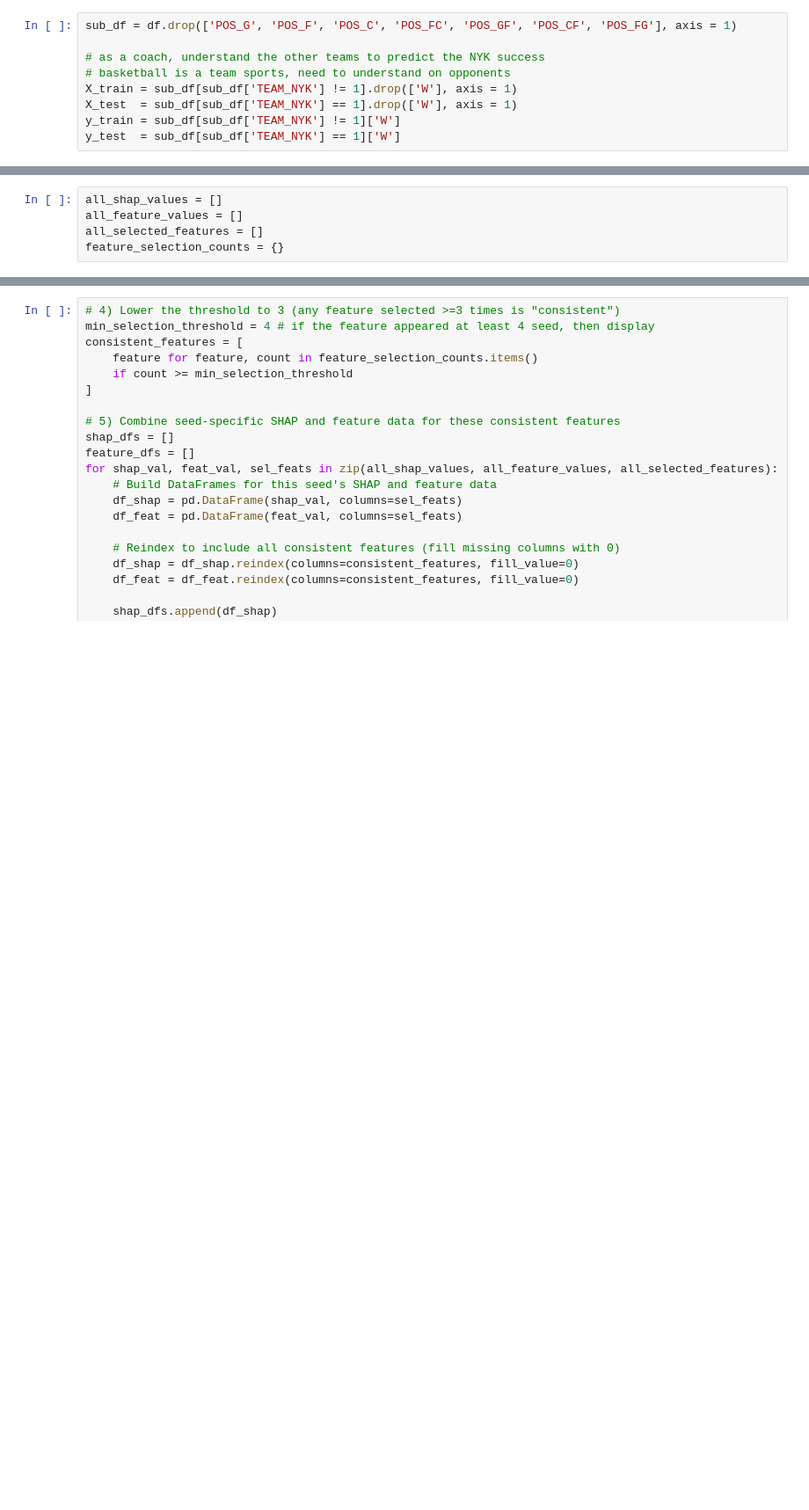
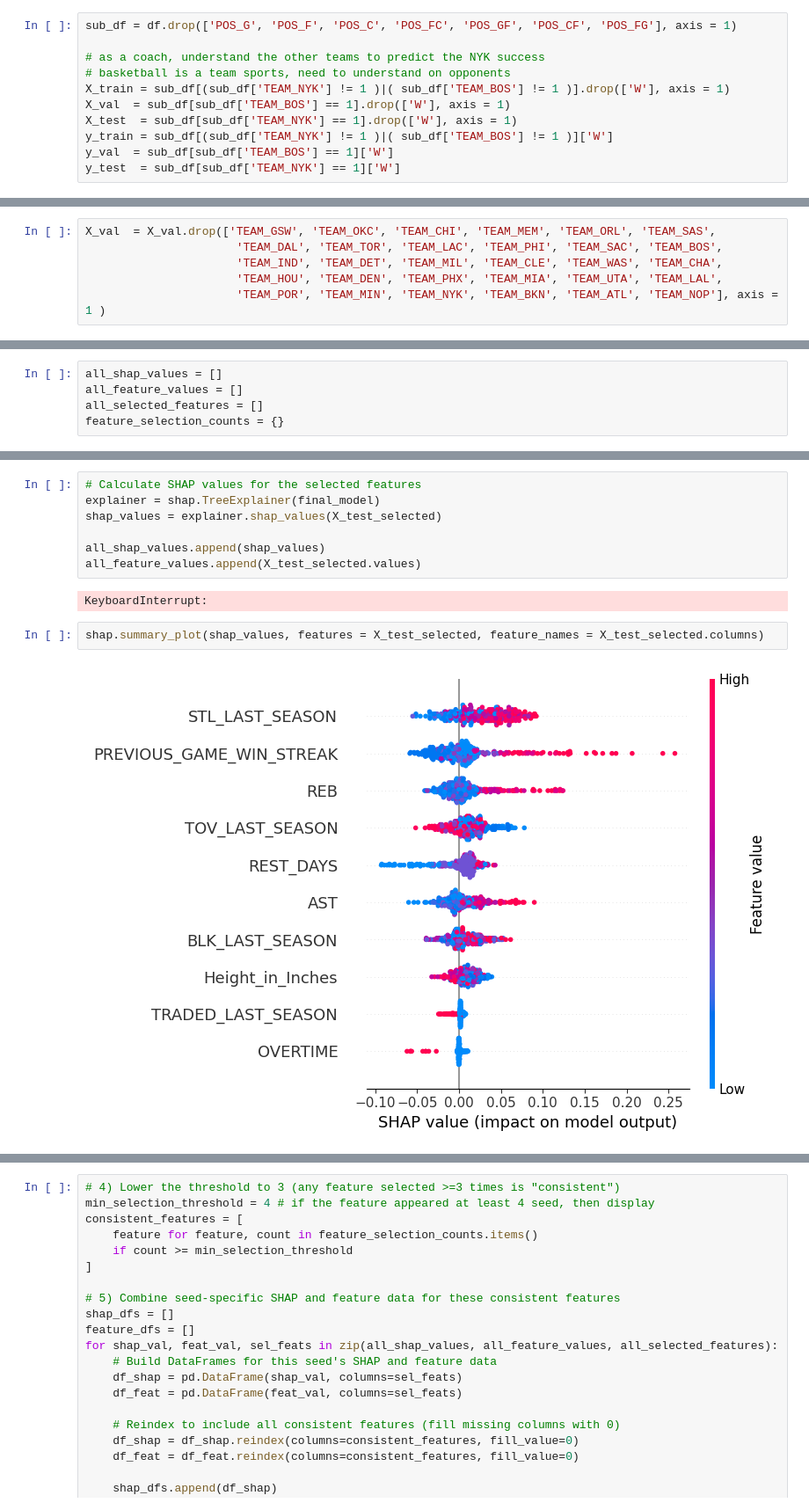
Before and after one commit to jiin-son/nba, a Jupyter notebook: NBA_Machine_Learning_(xgboost).ipynb, the cells around one changed output, grey strips where cells are left out. Shown at 88% size. Drawn from its saved outputs; the diff is of its cells as text; blank space fills up the shorter version.

Commit message:
added validation - test process

```diff
--- a/NBA_Machine_Learning_(xgboost).ipynb
+++ b/NBA_Machine_Learning_(xgboost).ipynb
@@ -310,7 +310,9 @@ sub_df = df.drop(['POS_G', 'POS_F', 'POS_C', 'POS_FC', 'POS_GF', 'POS_CF', 'POS_
 
 # as a coach, understand the other teams to predict the NYK success
 # basketball is a team sports, need to understand on opponents
-X_train = sub_df[sub_df['TEAM_NYK'] != 1].drop(['W'], axis = 1)
+X_train = sub_df[(sub_df['TEAM_NYK'] != 1 )|( sub_df['TEAM_BOS'] != 1 )].drop(['W'], axis = 1)
+X_val  = sub_df[sub_df['TEAM_BOS'] == 1].drop(['W'], axis = 1)
 X_test  = sub_df[sub_df['TEAM_NYK'] == 1].drop(['W'], axis = 1)
-y_train = sub_df[sub_df['TEAM_NYK'] != 1]['W']
+y_train = sub_df[(sub_df['TEAM_NYK'] != 1 )|( sub_df['TEAM_BOS'] != 1 )]['W']
+y_val  = sub_df[sub_df['TEAM_BOS'] == 1]['W']
 y_test  = sub_df[sub_df['TEAM_NYK'] == 1]['W']
@@ -320,6 +338,12 @@ X_train = X_train.drop(['TEAM_GSW', 'TEAM_OKC', 'TEAM_CHI', 'TEAM_MEM', 'TEAM_OR
                         'TEAM_IND', 'TEAM_DET', 'TEAM_MIL', 'TEAM_CLE', 'TEAM_WAS', 'TEAM_CHA',
                         'TEAM_HOU', 'TEAM_DEN', 'TEAM_PHX', 'TEAM_MIA', 'TEAM_UTA', 'TEAM_LAL',
                         'TEAM_POR', 'TEAM_MIN', 'TEAM_NYK', 'TEAM_BKN', 'TEAM_ATL', 'TEAM_NOP'], axis = 1)
+# %%
+X_val  = X_val.drop(['TEAM_GSW', 'TEAM_OKC', 'TEAM_CHI', 'TEAM_MEM', 'TEAM_ORL', 'TEAM_SAS',
+                      'TEAM_DAL', 'TEAM_TOR', 'TEAM_LAC', 'TEAM_PHI', 'TEAM_SAC', 'TEAM_BOS',
+                      'TEAM_IND', 'TEAM_DET', 'TEAM_MIL', 'TEAM_CLE', 'TEAM_WAS', 'TEAM_CHA',
+                      'TEAM_HOU', 'TEAM_DEN', 'TEAM_PHX', 'TEAM_MIA', 'TEAM_UTA', 'TEAM_LAL',
+                      'TEAM_POR', 'TEAM_MIN', 'TEAM_NYK', 'TEAM_BKN', 'TEAM_ATL', 'TEAM_NOP'], axis = 1 )
 # %%
 X_test  = X_test.drop(['TEAM_GSW', 'TEAM_OKC', 'TEAM_CHI', 'TEAM_MEM', 'TEAM_ORL', 'TEAM_SAS',
                       'TEAM_DAL', 'TEAM_TOR', 'TEAM_LAC', 'TEAM_PHI', 'TEAM_SAC', 'TEAM_BOS',
@@ -578,0 +522,13 @@ Best features: ['HOME', 'OVERTIME', 'REST_DAYS', 'PREVIOUS_GAME_WIN_STREAK', 'ST
+# %%
+# Calculate SHAP values for the selected features
+explainer = shap.TreeExplainer(final_model)
+shap_values = explainer.shap_values(X_test_selected)
+
+all_shap_values.append(shap_values)
+all_feature_values.append(X_test_selected.values)
+# %% [output]
+KeyboardInterrupt:
+# %%
+shap.summary_plot(shap_values, features = X_test_selected, feature_names = X_test_selected.columns)
+# %% [output]
+[figure, added]
```
Also changed, not shown: parts of 28 cells of this notebook.
